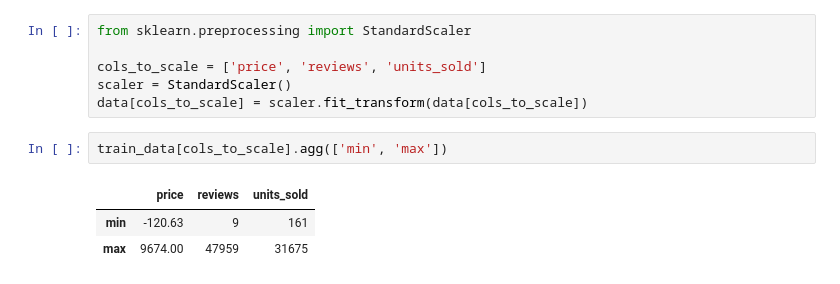
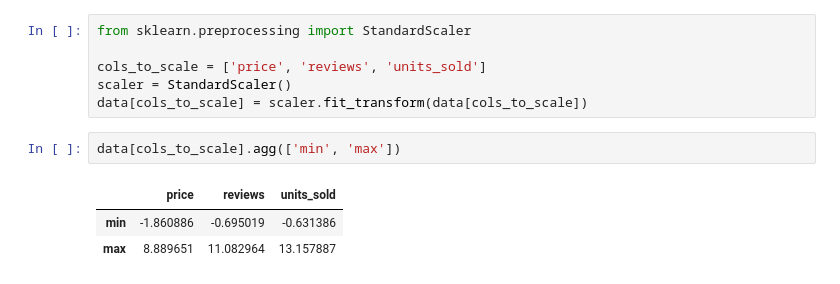
Before and after one commit to KhushiKatke/Business-Analysis, a Jupyter notebook: Notebooks/DataCleaning.ipynb, the cells around one changed output. Saved outputs shown, nothing was run; the diff lists cells and outputs as text.

```diff
--- a/Notebooks/DataCleaning.ipynb
+++ b/Notebooks/DataCleaning.ipynb
@@ -238,8 +246,8 @@ cols_to_scale = ['price', 'reviews', 'units_sold']
 scaler = StandardScaler()
 data[cols_to_scale] = scaler.fit_transform(data[cols_to_scale])
 # %%
-train_data[cols_to_scale].agg(['min', 'max'])
+data[cols_to_scale].agg(['min', 'max'])
 # %% [output]
 |  | price | reviews | units_sold |
-| min | -120.63 | 9 | 161 |
-| max | 9674.00 | 47959 | 31675 |
+| min | -1.860886 | -0.695019 | -0.631386 |
+| max | 8.889651 | 11.082964 | 13.157887 |
```
Also changed, not shown: parts of 7 cells of this notebook, 2 other files.
